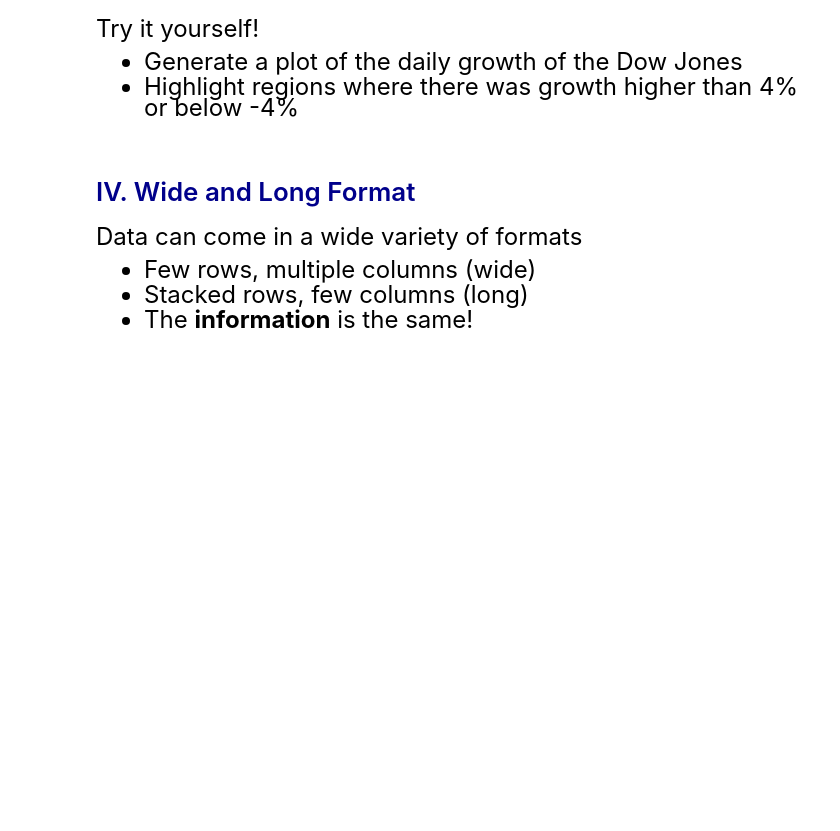
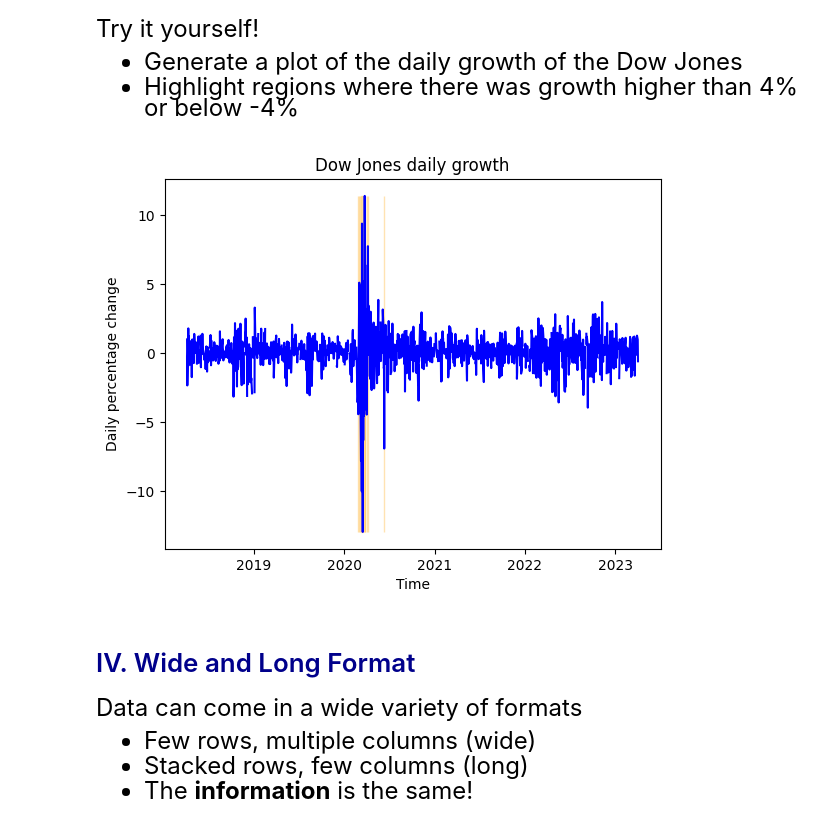
Before and after one commit to apastor03/datasci530fall2026, a Jupyter notebook: Lecture 11/Lecture 11b - Subsetting and Pivoting.ipynb, the cells around one changed output. Saved outputs shown, nothing was run; the diff lists cells and outputs as text; code cells hidden in the pictures; blank space fills up the shorter version.

```diff
--- a/Lecture 11/Lecture 11b - Subsetting and Pivoting.ipynb
+++ b/Lecture 11/Lecture 11b - Subsetting and Pivoting.ipynb
@@ -245,3 +257,25 @@ or below -4\%
+# %%
+# Plot the daily growth of the Dow Jones
+plt.plot("date", "growth_djia", data=financial, color="blue", linewidth=1.5)
+plt.xlabel("Time")
+plt.ylabel("Daily percentage change")
+plt.title("Dow Jones daily growth")
+
+# Highlight periods where growth was above 4% or below -4%
+extreme_growth = (financial["growth_djia"] > 4) | (financial["growth_djia"] < -4)
+
+plt.fill_between(
+    x=financial["date"],
+    y1=financial["growth_djia"].min(skipna=True),
+    y2=financial["growth_djia"].max(skipna=True),
+    where=extreme_growth,
+    color="orange",
+    alpha=0.3
+)
+
+plt.show()
+# %% [output]
+[figure, added]
 # %% [markdown]
 # <span style="color:darkblue"> IV. Wide and Long Format </span>
 
```
Also changed, not shown: parts of 7 cells of this notebook, 3 other files.
